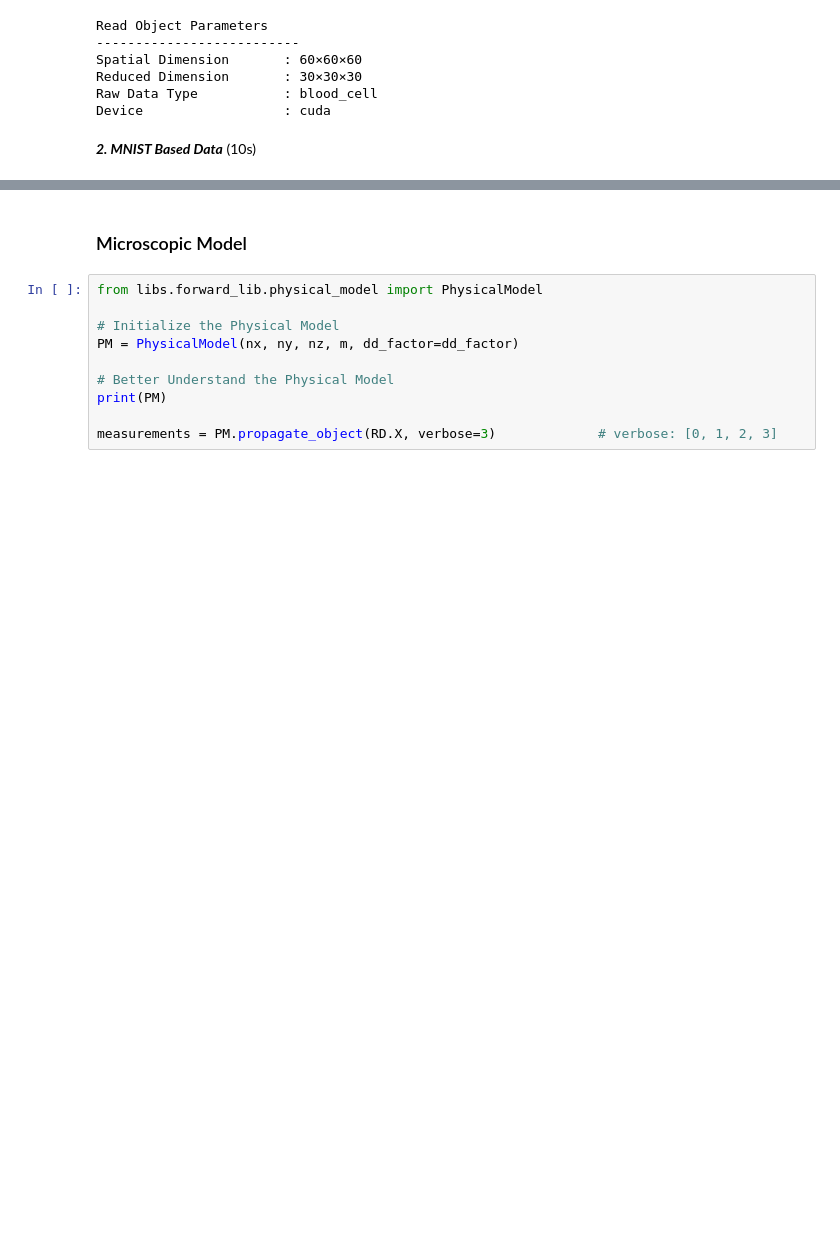
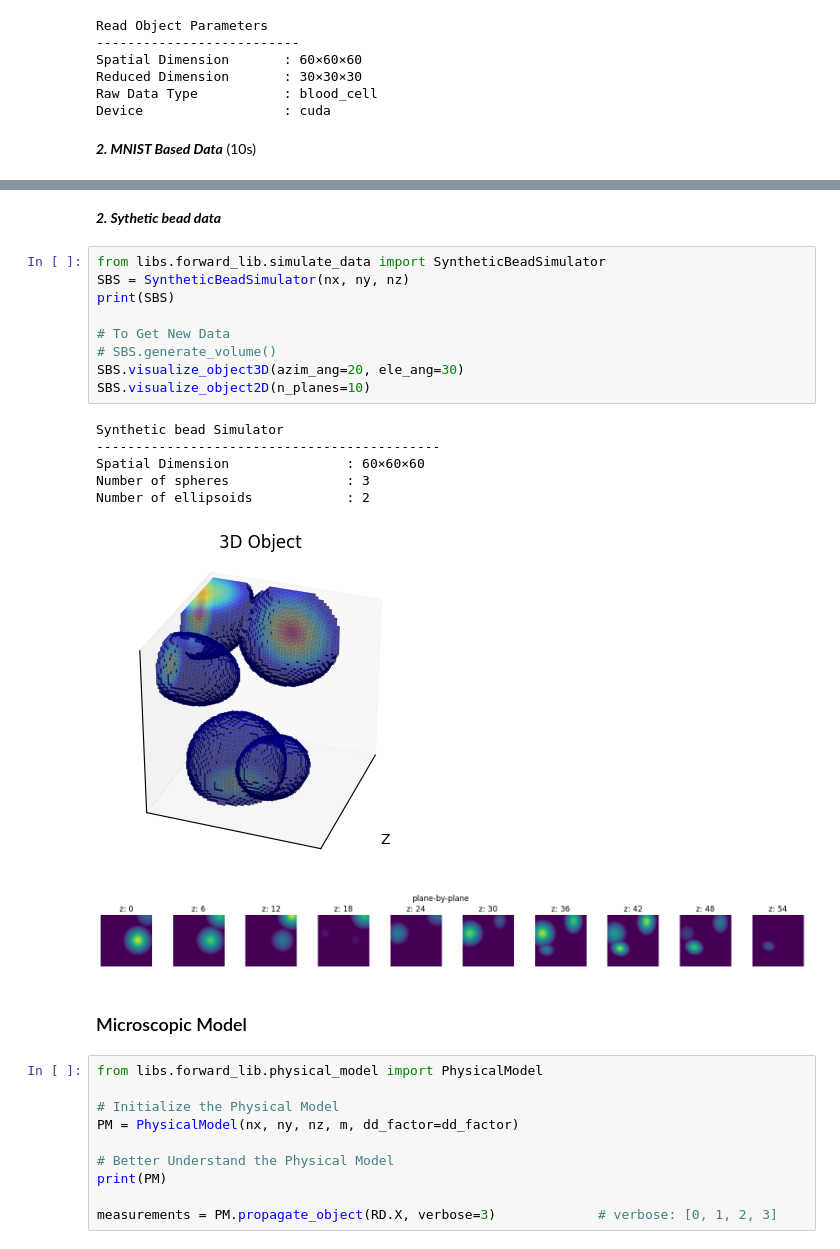
Before and after one commit to sanjith1999/FRIS, a Jupyter notebook: demo.ipynb, the cells around one changed output, grey strips where cells are left out. Cells and saved outputs as stored; diff of their text form; blank space fills up the shorter version.

Commit message:
Synthetic bead data added in data simulator

```diff
--- a/demo.ipynb
+++ b/demo.ipynb
@@ -58,3 +58,22 @@ Original Intensity Weight       : 0.3
+# %% [markdown]
+***2. Sythetic bead data***
+# %%
+from libs.forward_lib.simulate_data import SyntheticBeadSimulator
+SBS = SyntheticBeadSimulator(nx, ny, nz)
+print(SBS)
+
+# To Get New Data
+# SBS.generate_volume()
+SBS.visualize_object3D(azim_ang=20, ele_ang=30)
+SBS.visualize_object2D(n_planes=10)
+# %% [output]
+Synthetic bead Simulator
+--------------------------------------------
+Spatial Dimension               : 60×60×60
+Number of spheres               : 3
+Number of ellipsoids            : 2
+[figure, added]
+[figure, added]
 # %% [markdown]
 ### Microscopic Model
 # %%
```
Also changed, not shown: parts of 1 cell of this notebook, 2 other files.
